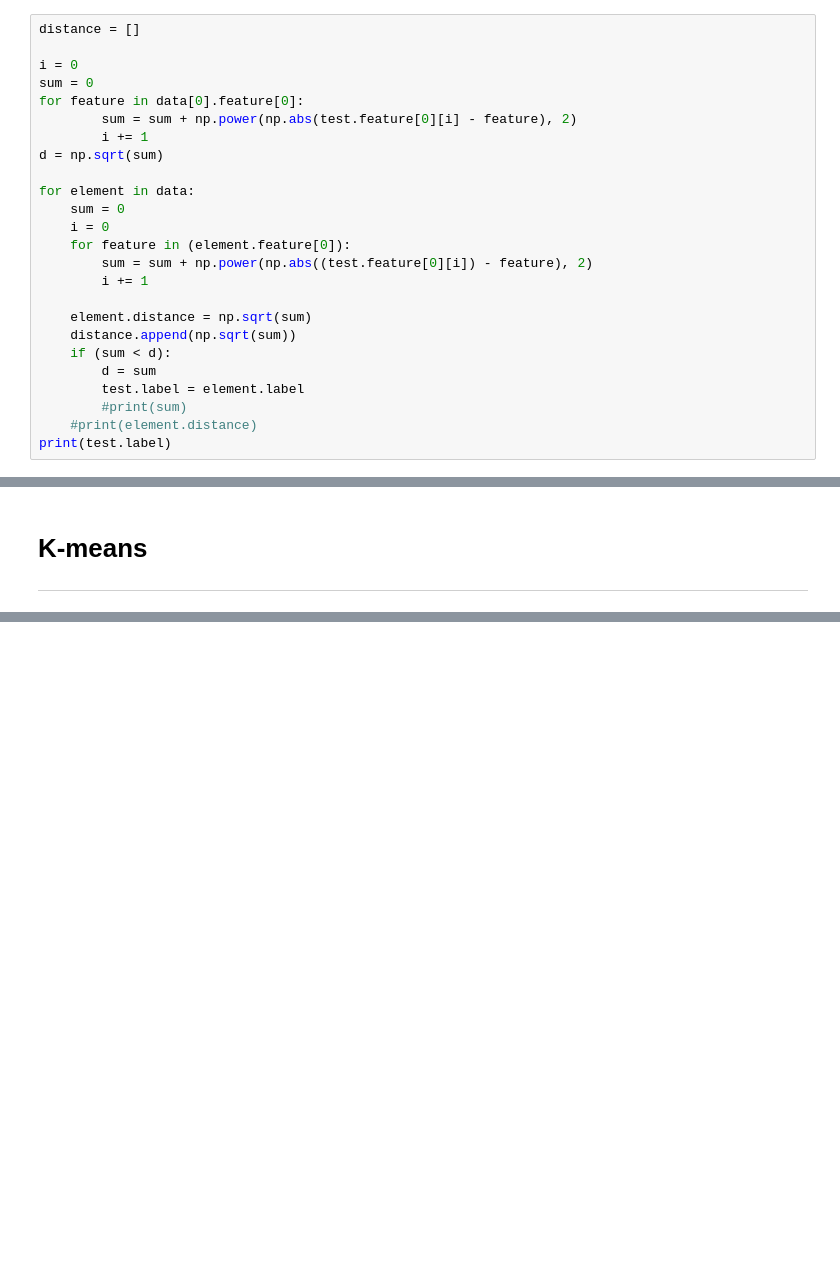
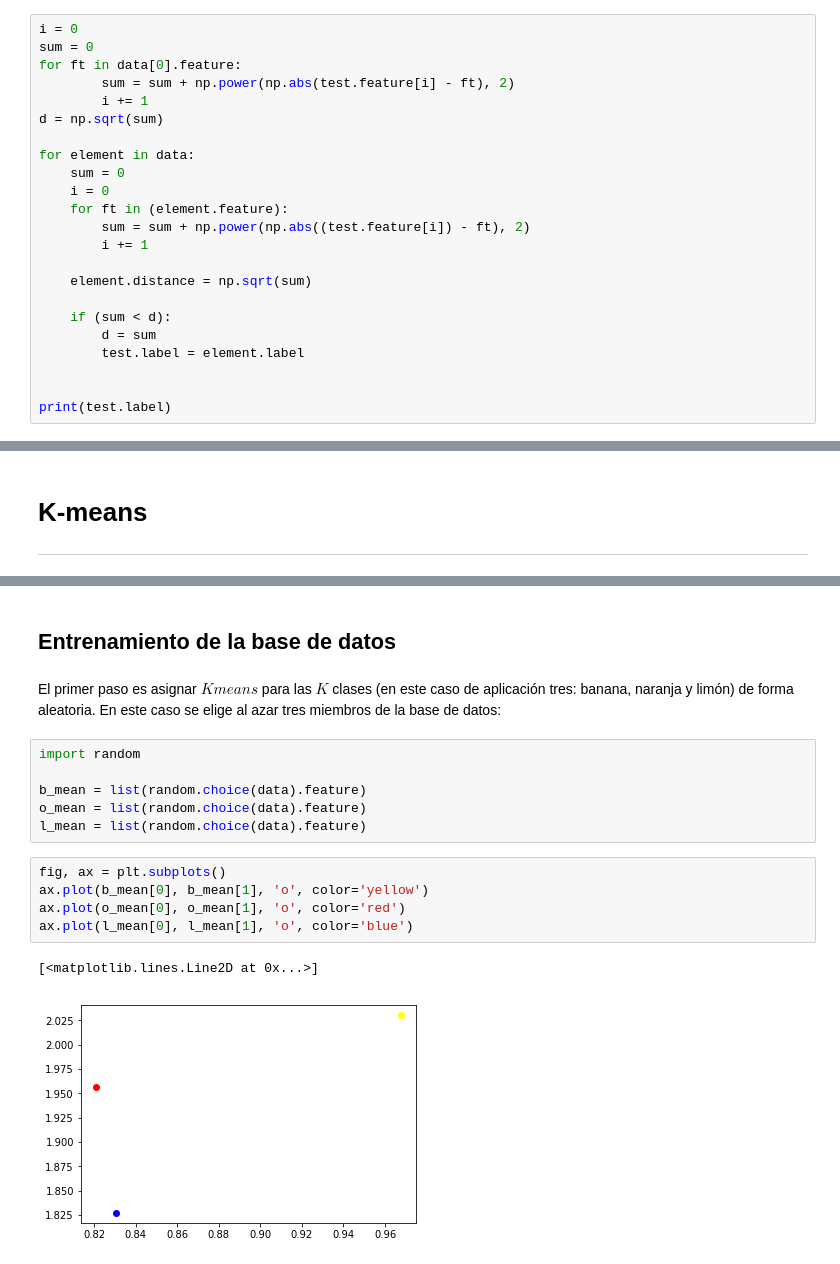
Before and after one commit to gonzafernan/fruit-classifier, a Jupyter notebook: 05-algoritmos.ipynb, the cells around one changed output, grey strips where cells are left out. Drawn from its saved outputs; the diff is of its cells as text; blank space fills up the shorter version.

```diff
--- a/05-algoritmos.ipynb
+++ b/05-algoritmos.ipynb
@@ -388,27 +260,25 @@ test.label = data[0].label
 # %%
-distance = []
-
 i = 0
 sum = 0
-for feature in data[0].feature[0]:
-        sum = sum + np.power(np.abs(test.feature[0][i] - feature), 2)
+for ft in data[0].feature:
+        sum = sum + np.power(np.abs(test.feature[i] - ft), 2)
         i += 1
 d = np.sqrt(sum)
 
 for element in data:
     sum = 0
     i = 0
-    for feature in (element.feature[0]):
-        sum = sum + np.power(np.abs((test.feature[0][i]) - feature), 2)
+    for ft in (element.feature):
+        sum = sum + np.power(np.abs((test.feature[i]) - ft), 2)
         i += 1
 
     element.distance = np.sqrt(sum)
-    distance.append(np.sqrt(sum))
+
     if (sum < d):
         d = sum
         test.label = element.label
-        #print(sum)
-    #print(element.distance)
+
+
 print(test.label)
 # %% [output]
 orange
@@ -445,0 +322,18 @@ banana
+# %% [markdown]
+## Entrenamiento de la base de datos
+# %% [markdown]
+El primer paso es asignar $K means$ para las $K$ clases (en este caso de aplicación tres: banana, naranja y limón) de forma aleatoria. En este caso se elige al azar tres miembros de la base de datos:
+# %%
+import random
+
+b_mean = list(random.choice(data).feature)
+o_mean = list(random.choice(data).feature)
+l_mean = list(random.choice(data).feature)
+# %%
+fig, ax = plt.subplots()
+ax.plot(b_mean[0], b_mean[1], 'o', color='yellow')
+ax.plot(o_mean[0], o_mean[1], 'o', color='red')
+ax.plot(l_mean[0], l_mean[1], 'o', color='blue')
+# %% [output]
+[<matplotlib.lines.Line2D at 0x...>]
+[figure, added]
```
Also changed, not shown: parts of 50 cells of this notebook, 4 other files.
